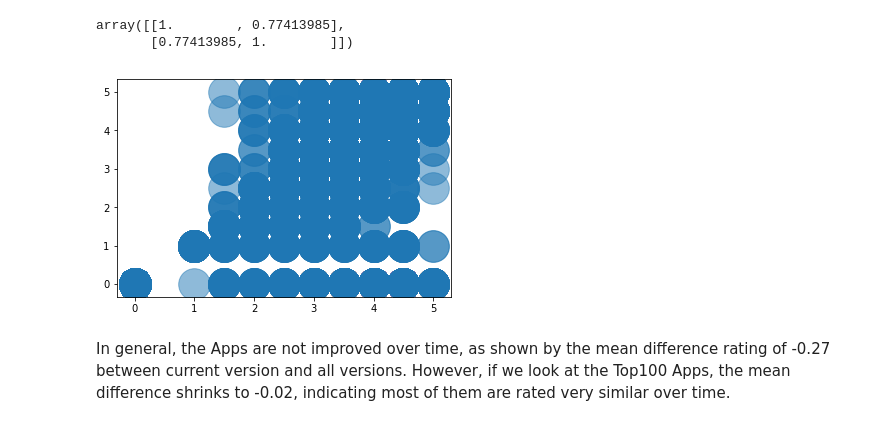
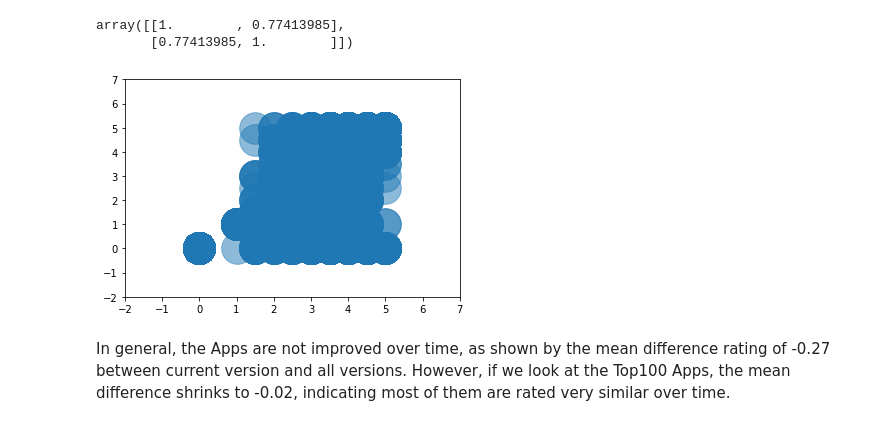
Before and after one commit to snowbright/Thinkful, a Jupyter notebook: Capstone1-Analytic Report and Research Proposal_draft.ipynb, the cells around one changed output. Drawn from its saved outputs; the diff is of its cells as text; code cells hidden in the pictures.

```diff
--- a/Capstone1-Analytic Report and Research Proposal_draft.ipynb
+++ b/Capstone1-Analytic Report and Research Proposal_draft.ipynb
@@ -423,11 +422,13 @@ np.corrcoef(app['user_rating'], app['user_rating_ver'])
 array([[1.        , 0.77413985],
        [0.77413985, 1.        ]])
 # %%
-#Hobson: I didn't expect the plot like this. Anything wrong?
+#Hobson: I can see some expected pattern here but still looks weird.
 plt.scatter(app['user_rating'], app['user_rating_ver'], 1000, alpha=0.5)
+plt.xticks(np.arange(-2,8,1))
+plt.yticks(np.arange(-2,8,1))
 plt.show()
 # %% [output]
-[figure, old version]
+[figure, new version]
 # %% [markdown]
 In general, the Apps are not improved over time, as shown by the mean difference rating of -0.27 between current version and all versions. However, if we look at the Top100 Apps, the mean difference shrinks to -0.02, indicating most of them are rated very similar over time.
 # %%
```
Also changed, not shown: parts of 48 cells of this notebook.
